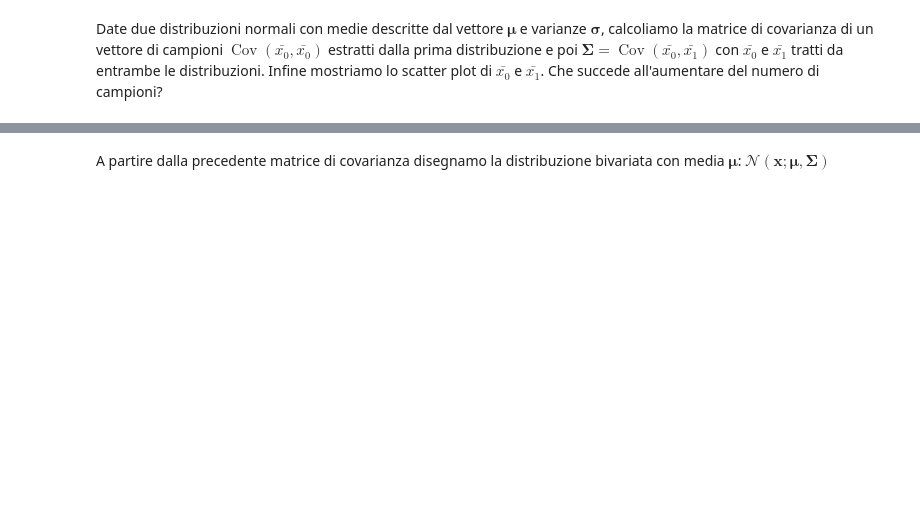
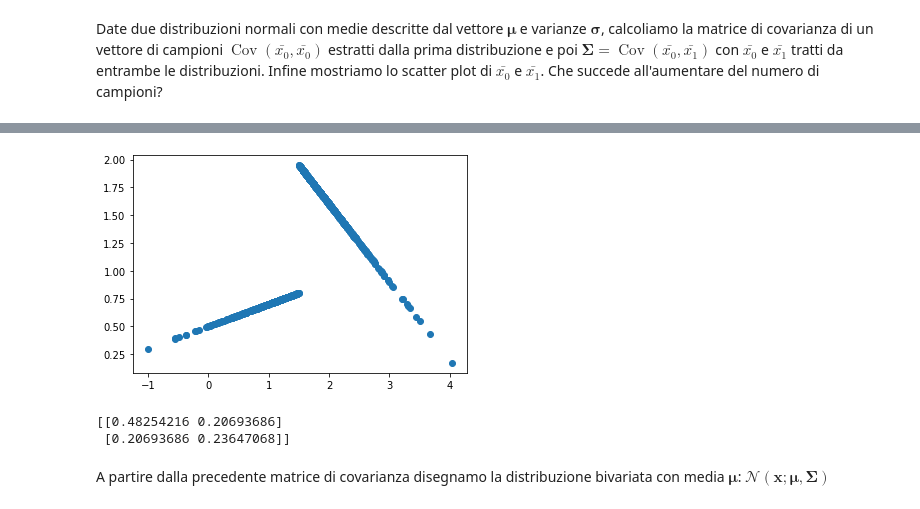
Before and after one commit to fredffsixty/Big-Data, a Jupyter notebook: Multivariate Gaussian and Covariance matrix.ipynb, the cells around one changed output, grey strips where cells are left out. Saved outputs shown, nothing was run; the diff lists cells and outputs as text; code cells hidden in the pictures; blank space fills up the shorter version.

```diff
--- a/Multivariate Gaussian and Covariance matrix.ipynb
+++ b/Multivariate Gaussian and Covariance matrix.ipynb
@@ -53,3 +50,18 @@ print(cov)
+# %%
+# Rendiamo le due distribuzioni di dati positivamente correlate
+
+x1[x0 > mu[0]] = 3 - 0.7*x0[x0 > mu[0]]
+x1[x0 <= mu[0]] = 0.5 + 0.2*x0[x0 <= mu[0]]
+
+plt.scatter(x0,x1)
+plt.show()
+
+cov=np.cov(np.array([x0,x1]))
+print(cov)
+# %% [output]
+[figure, added]
+[[0.48254216 0.20693686]
+ [0.20693686 0.23647068]]
 # %% [markdown]
 A partire dalla precedente matrice di covarianza disegnamo la distribuzione bivariata con media $\boldsymbol\mu$: $\mathcal{N}(\mathbf{x}; \boldsymbol\mu, \boldsymbol\Sigma)$
 # %%
```
Also changed, not shown: parts of 3 cells of this notebook, 4 other files.
